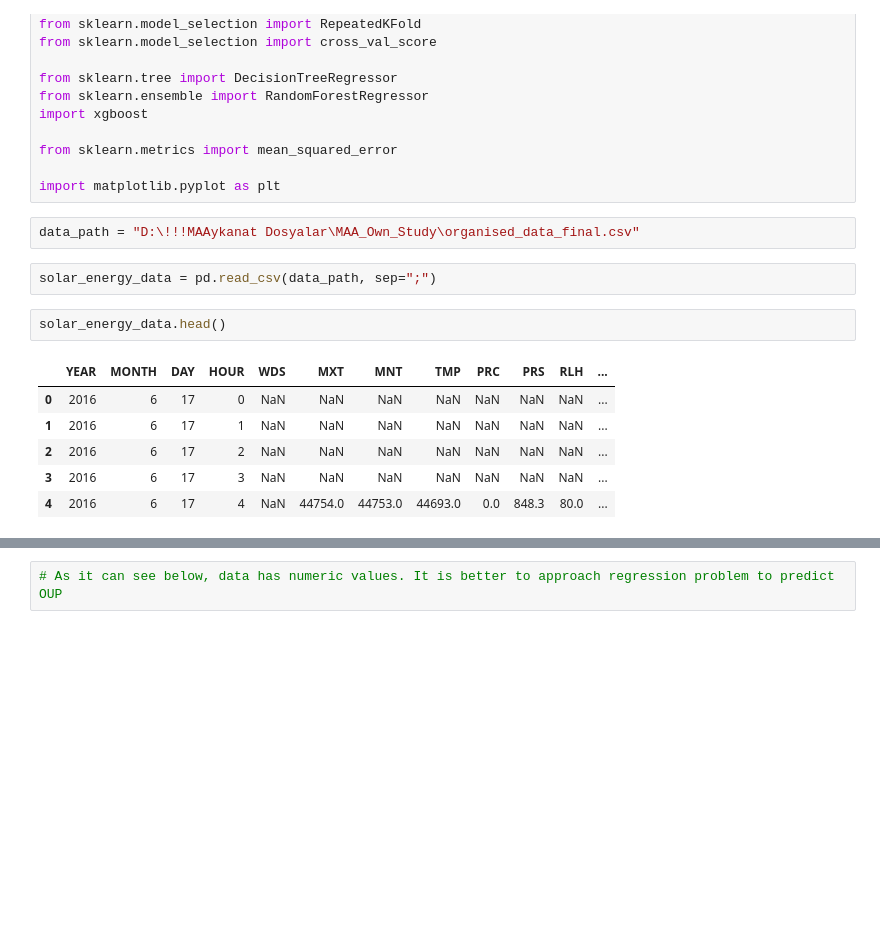
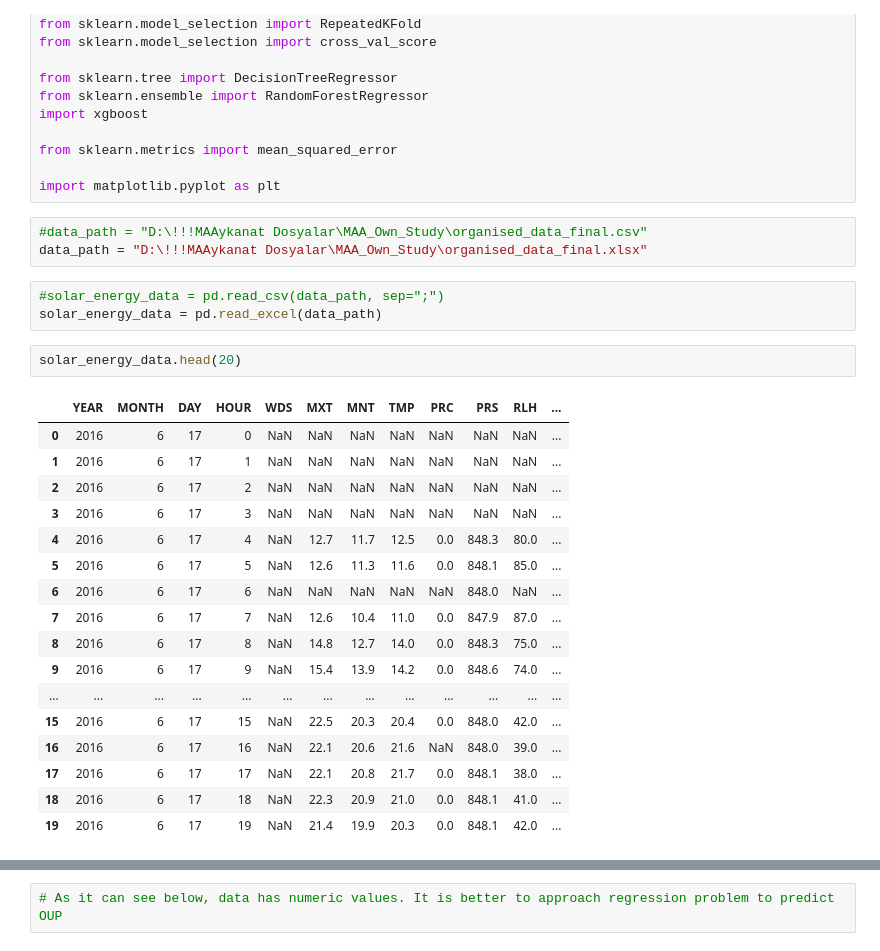
Before and after one commit to MAAykanat/Solar-Data-Analysis, a Jupyter notebook: SolarData_Regression.ipynb, the cells around one changed output, grey strips where cells are left out. Saved outputs shown, nothing was run; the diff lists cells and outputs as text; blank space fills up the shorter version.

```diff
--- a/SolarData_Regression.ipynb
+++ b/SolarData_Regression.ipynb
@@ -15,18 +15,31 @@ from sklearn.metrics import mean_squared_error
 
 import matplotlib.pyplot as plt
 # %%
-data_path = "D:\!!!MAAykanat Dosyalar\MAA_Own_Study\organised_data_final.csv"
+#data_path = "D:\!!!MAAykanat Dosyalar\MAA_Own_Study\organised_data_final.csv"
+data_path = "D:\!!!MAAykanat Dosyalar\MAA_Own_Study\organised_data_final.xlsx"
 # %%
-solar_energy_data = pd.read_csv(data_path, sep=";")
+#solar_energy_data = pd.read_csv(data_path, sep=";")
+solar_energy_data = pd.read_excel(data_path)
 # %%
-solar_energy_data.head()
+solar_energy_data.head(20)
 # %% [output]
 |  | YEAR | MONTH | DAY | HOUR | WDS | MXT | MNT | TMP | PRC | PRS | RLH | ... |
 | 0 | 2016 | 6 | 17 | 0 | NaN | NaN | NaN | NaN | NaN | NaN | NaN | ... |
 | 1 | 2016 | 6 | 17 | 1 | NaN | NaN | NaN | NaN | NaN | NaN | NaN | ... |
 | 2 | 2016 | 6 | 17 | 2 | NaN | NaN | NaN | NaN | NaN | NaN | NaN | ... |
 | 3 | 2016 | 6 | 17 | 3 | NaN | NaN | NaN | NaN | NaN | NaN | NaN | ... |
-| 4 | 2016 | 6 | 17 | 4 | NaN | 44754.0 | 44753.0 | 44693.0 | 0.0 | 848.3 | 80.0 | ... |
+| 4 | 2016 | 6 | 17 | 4 | NaN | 12.7 | 11.7 | 12.5 | 0.0 | 848.3 | 80.0 | ... |
+| 5 | 2016 | 6 | 17 | 5 | NaN | 12.6 | 11.3 | 11.6 | 0.0 | 848.1 | 85.0 | ... |
+| 6 | 2016 | 6 | 17 | 6 | NaN | NaN | NaN | NaN | NaN | 848.0 | NaN | ... |
+| 7 | 2016 | 6 | 17 | 7 | NaN | 12.6 | 10.4 | 11.0 | 0.0 | 847.9 | 87.0 | ... |
+| 8 | 2016 | 6 | 17 | 8 | NaN | 14.8 | 12.7 | 14.0 | 0.0 | 848.3 | 75.0 | ... |
+| 9 | 2016 | 6 | 17 | 9 | NaN | 15.4 | 13.9 | 14.2 | 0.0 | 848.6 | 74.0 | ... |
+| ... | ... | ... | ... | ... | ... | ... | ... | ... | ... | ... | ... | ... |
+| 15 | 2016 | 6 | 17 | 15 | NaN | 22.5 | 20.3 | 20.4 | 0.0 | 848.0 | 42.0 | ... |
+| 16 | 2016 | 6 | 17 | 16 | NaN | 22.1 | 20.6 | 21.6 | NaN | 848.0 | 39.0 | ... |
+| 17 | 2016 | 6 | 17 | 17 | NaN | 22.1 | 20.8 | 21.7 | 0.0 | 848.1 | 38.0 | ... |
+| 18 | 2016 | 6 | 17 | 18 | NaN | 22.3 | 20.9 | 21.0 | 0.0 | 848.1 | 41.0 | ... |
+| 19 | 2016 | 6 | 17 | 19 | NaN | 21.4 | 19.9 | 20.3 | 0.0 | 848.1 | 42.0 | ... |
 # %%
 solar_energy_data.describe()
 # %% [output]
```
Also changed, not shown: parts of 27 cells of this notebook.
